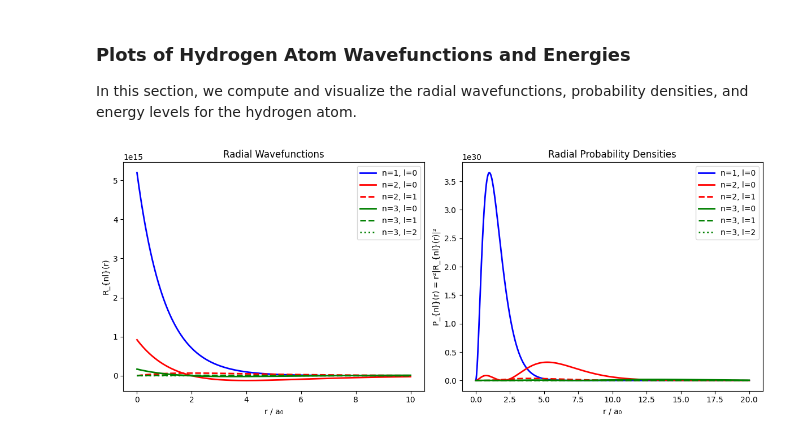
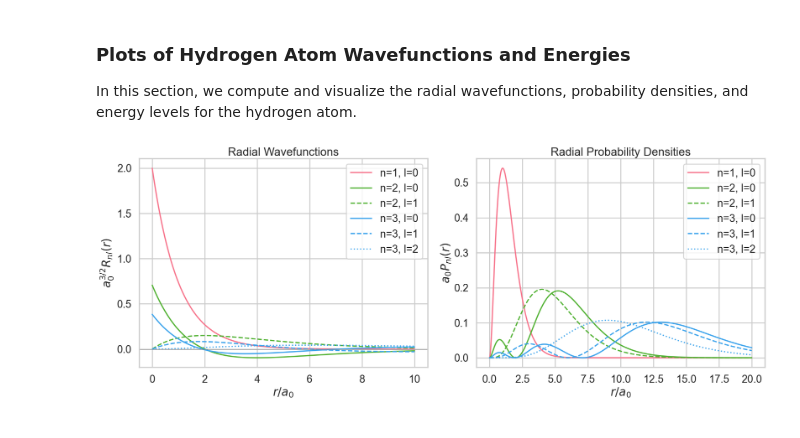
Before and after one commit to BBCnewslondon/Atomic-physics, a Jupyter notebook: chapter3_hydrogen.ipynb, the cells around one changed output. Cells and saved outputs as stored; diff of their text form; code cells hidden in the pictures.

Commit message:
further improvements on the graphs

```diff
--- a/chapter3_hydrogen.ipynb
+++ b/chapter3_hydrogen.ipynb
@@ -63,8 +63,14 @@ In this section, we compute and visualize the radial wavefunctions, probability
 # %%
 import numpy as np
 import matplotlib.pyplot as plt
-from scipy.special import genlaguerre, factorial
+from scipy.special import genlaguerre, lpmv
 from scipy.constants import physical_constants
+import seaborn as sns
+
+# Apply a professional plot style
+sns.set_context("poster")
+sns.set_style("whitegrid")
+plt.rcParams['figure.figsize'] = (12, 8)
 
 # Constants
 a0 = physical_constants['Bohr radius'][0]  # Bohr radius in meters
@@ -95,43 +109,46 @@ def probability_density(n, l, r):
     return r**2 * np.abs(R)**2
 # %%
 # Prepare two ranges: one for radial wavefunctions (0-10 a0) and one for probability densities (0-20 a0)
-r_R = np.linspace(0, 10*a0, 1000)
-r_P = np.linspace(0, 20*a0, 1000)
+r_R_a0 = np.linspace(0, 10, 1000)
+r_P_a0 = np.linspace(0, 20, 1000)
 
-plt.figure(figsize=(12, 5))
+plt.figure(figsize=(20, 8))
 
 # Radial wavefunctions (left)
 plt.subplot(1, 2, 1)
-colors = ['blue', 'red', 'green']
+colors = sns.color_palette("husl", 3)
 linestyles = ['-', '--', ':']
 for n in range(1, 4):
     for l in range(n):
-        R = radial_wavefunction(n, l, r_R/a0)
+        # We need to scale the wavefunction for plotting, as R_nl is in m^(-3/2)
+        # Let's plot a0^(3/2) * R_nl for a dimensionless quantity
+        R = a0**(3/2) * radial_wavefunction(n, l, r_R_a0)
         label = f'n={n}, l={l}'
-        plt.plot(r_R/a0, R, color=colors[n-1], linestyle=linestyles[l], linewidth=2, label=label)
+        plt.plot(r_R_a0, R, color=colors[n-1], linestyle=linestyles[l], linewidth=2.5, label=label)
 
-plt.xlabel('r / a₀')
-plt.ylabel('R_{nl}(r)')
+plt.xlabel(r'$r / a_0$')
+plt.ylabel(r'$a_0^{3/2} R_{nl}(r)$')
 plt.title('Radial Wavefunctions')
-plt.grid(False)
 plt.legend()
+plt.axhline(0, color='gray', linewidth=1)
 
 # Radial probability densities (right)
 plt.subplot(1, 2, 2)
 for n in range(1, 4):
     for l in range(n):
-        P = probability_density(n, l, r_P/a0)
+        # Probability density is P(r)dr = r^2 |R|^2 dr
+        # To make it dimensionless, we plot a0 * P(r)
+        P = a0 * probability_density(n, l, r_P_a0)
         label = f'n={n}, l={l}'
-        plt.plot(r_P/a0, P, color=colors[n-1], linestyle=linestyles[l], linewidth=2, label=label)
+        plt.plot(r_P_a0, P, color=colors[n-1], linestyle=linestyles[l], linewidth=2.5, label=label)
 
-plt.xlabel('r / a₀')
-plt.ylabel('P_{nl}(r) = r²|R_{nl}(r)|²')
+plt.xlabel(r'$r / a_0$')
+plt.ylabel(r'$a_0 P_{nl}(r)$')
 plt.title('Radial Probability Densities')
-plt.grid(False)
 plt.legend()
 
 plt.tight_layout()
 plt.show()
 # %% [output]
-[figure, old version]
+[figure, new version]
 # %%
```
Also changed, not shown: parts of 3 cells of this notebook.
